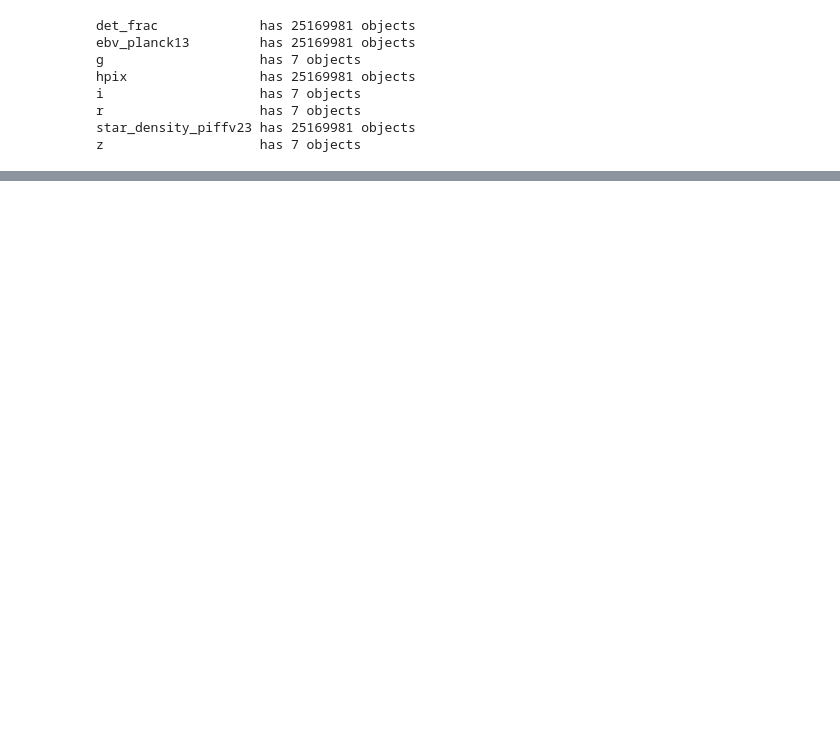
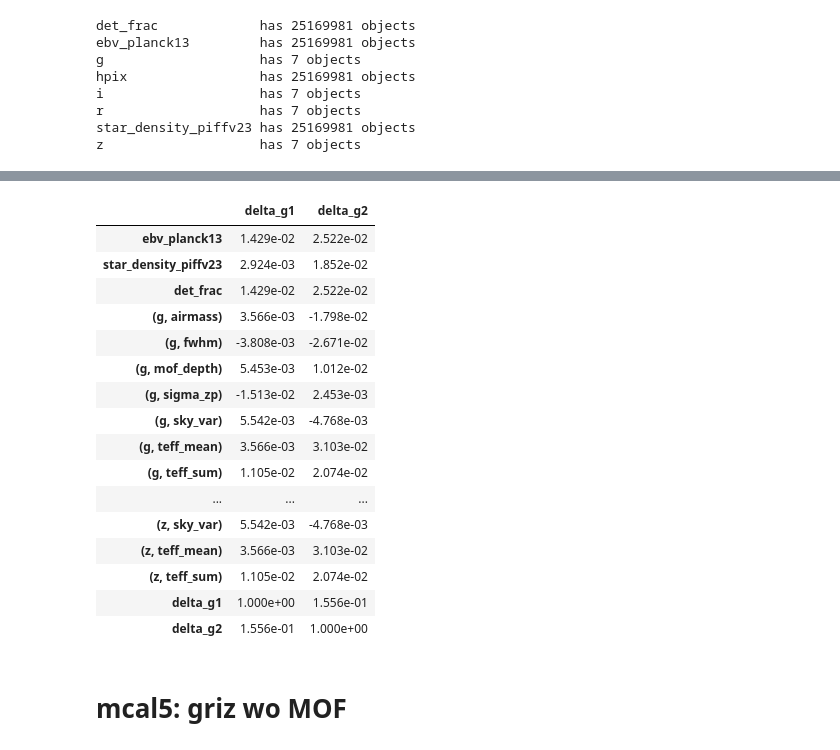
Before and after one commit to aa-12323/balrog_mcal, a Jupyter notebook: lib/healpix.ipynb, the cells around one changed output, grey strips where cells are left out. Drawn from its saved outputs; the diff is of its cells as text; code cells hidden in the pictures; blank space fills up the shorter version.

```diff
--- a/lib/healpix.ipynb
+++ b/lib/healpix.ipynb
@@ -162,0 +419,22 @@ The iterable function was deprecated in Matplotlib 3.1 and will be removed in 3.
+# %%
+corr_list[2]
+# %% [output]
+|  | delta_g1 | delta_g2 |
+| ebv_planck13 | 1.429e-02 | 2.522e-02 |
+| star_density_piffv23 | 2.924e-03 | 1.852e-02 |
+| det_frac | 1.429e-02 | 2.522e-02 |
+| (g, airmass) | 3.566e-03 | -1.798e-02 |
+| (g, fwhm) | -3.808e-03 | -2.671e-02 |
+| (g, mof_depth) | 5.453e-03 | 1.012e-02 |
+| (g, sigma_zp) | -1.513e-02 | 2.453e-03 |
+| (g, sky_var) | 5.542e-03 | -4.768e-03 |
+| (g, teff_mean) | 3.566e-03 | 3.103e-02 |
+| (g, teff_sum) | 1.105e-02 | 2.074e-02 |
+| ... | ... | ... |
+| (z, sky_var) | 5.542e-03 | -4.768e-03 |
+| (z, teff_mean) | 3.566e-03 | 3.103e-02 |
+| (z, teff_sum) | 1.105e-02 | 2.074e-02 |
+| delta_g1 | 1.000e+00 | 1.556e-01 |
+| delta_g2 | 1.556e-01 | 1.000e+00 |
+# %% [markdown]
+# mcal5: griz wo MOF
```
Also changed, not shown: parts of 47 cells of this notebook, 1 other file.
